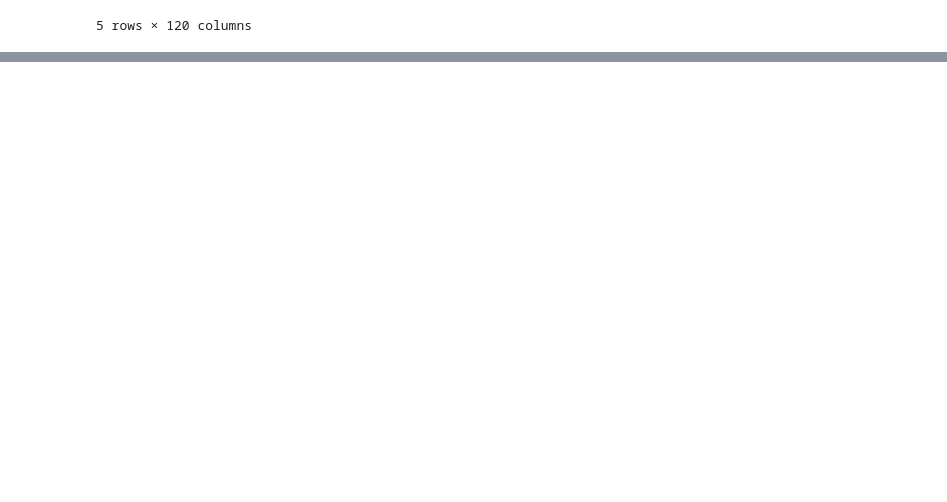
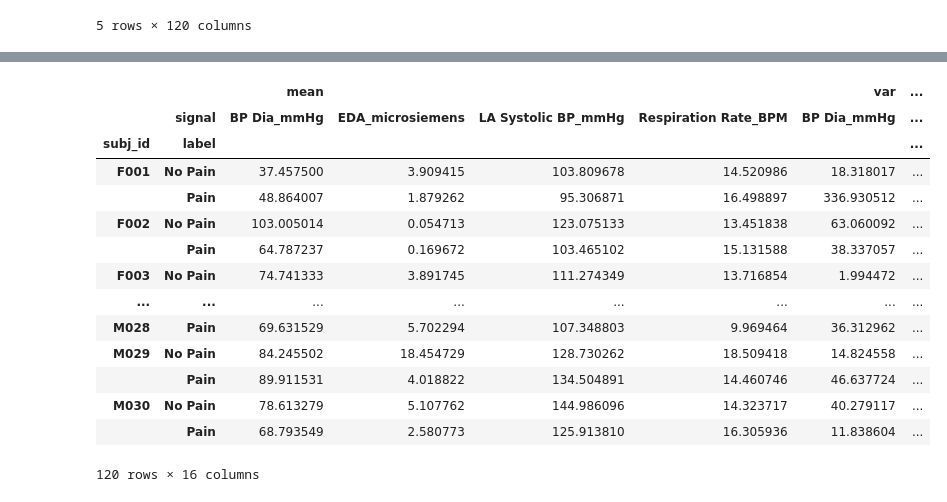
Before and after one commit to paabram/Affective-Computing, a Jupyter notebook: P2/explore.ipynb, the cells around one changed output, grey strips where cells are left out. Saved outputs shown, nothing was run; the diff lists cells and outputs as text; code cells hidden in the pictures; blank space fills up the shorter version.

```diff
--- a/P2/explore.ipynb
+++ b/P2/explore.ipynb
@@ -94,0 +94,4 @@ Name: 8, Length: 51304, dtype: object
+# %%
+# actual data stuff starts here
+df_named = df.rename(columns={0:'subj_id', 1:'signal', 2:'label'}) # rename columns
+df_named.head()
@@ -94,0 +106,3 @@ Name: 8, Length: 51304, dtype: object
+# %%
+# melt data columns
+df_long = df_named.melt(id_vars=['subj_id', 'label', 'signal'], var_name='timestep')
@@ -94,0 +118,19 @@ Name: 8, Length: 51304, dtype: object
+# %%
+df_agg = df_long.pivot_table('value', index=['subj_id', 'label'], columns='signal', aggfunc=['mean', 'var', 'max', 'min'])
+df_agg
+# %% [output]
+|  |  | mean |  |  |  | var | ... |
+|  | signal | BP Dia_mmHg | EDA_microsiemens | LA Systolic BP_mmHg | Respiration Rate_BPM | BP Dia_mmHg | ... |
+| subj_id | label |  |  |  |  |  | ... |
+| F001 | No Pain | 37.457500 | 3.909415 | 103.809678 | 14.520986 | 18.318017 | ... |
+|  | Pain | 48.864007 | 1.879262 | 95.306871 | 16.498897 | 336.930512 | ... |
+| F002 | No Pain | 103.005014 | 0.054713 | 123.075133 | 13.451838 | 63.060092 | ... |
+|  | Pain | 64.787237 | 0.169672 | 103.465102 | 15.131588 | 38.337057 | ... |
+| F003 | No Pain | 74.741333 | 3.891745 | 111.274349 | 13.716854 | 1.994472 | ... |
+| ... | ... | ... | ... | ... | ... | ... | ... |
+| M028 | Pain | 69.631529 | 5.702294 | 107.348803 | 9.969464 | 36.312962 | ... |
+| M029 | No Pain | 84.245502 | 18.454729 | 128.730262 | 18.509418 | 14.824558 | ... |
+|  | Pain | 89.911531 | 4.018822 | 134.504891 | 14.460746 | 46.637724 | ... |
+| M030 | No Pain | 78.613279 | 5.107762 | 144.986096 | 14.323717 | 40.279117 | ... |
+|  | Pain | 68.793549 | 2.580773 | 125.913810 | 16.305936 | 11.838604 | ... |
+120 rows × 16 columns
```
Also changed, not shown: parts of 10 cells of this notebook, 3 other files.
